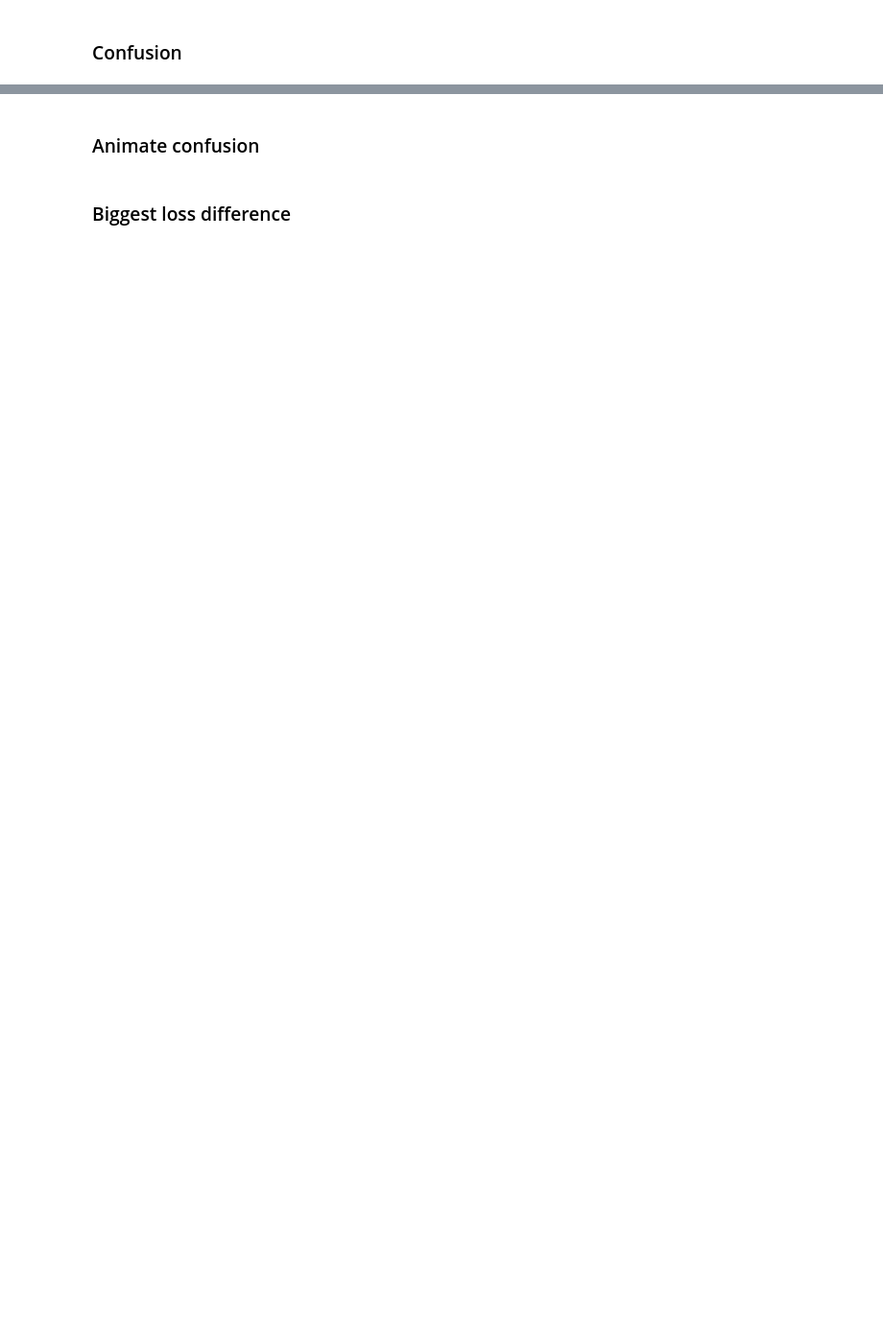
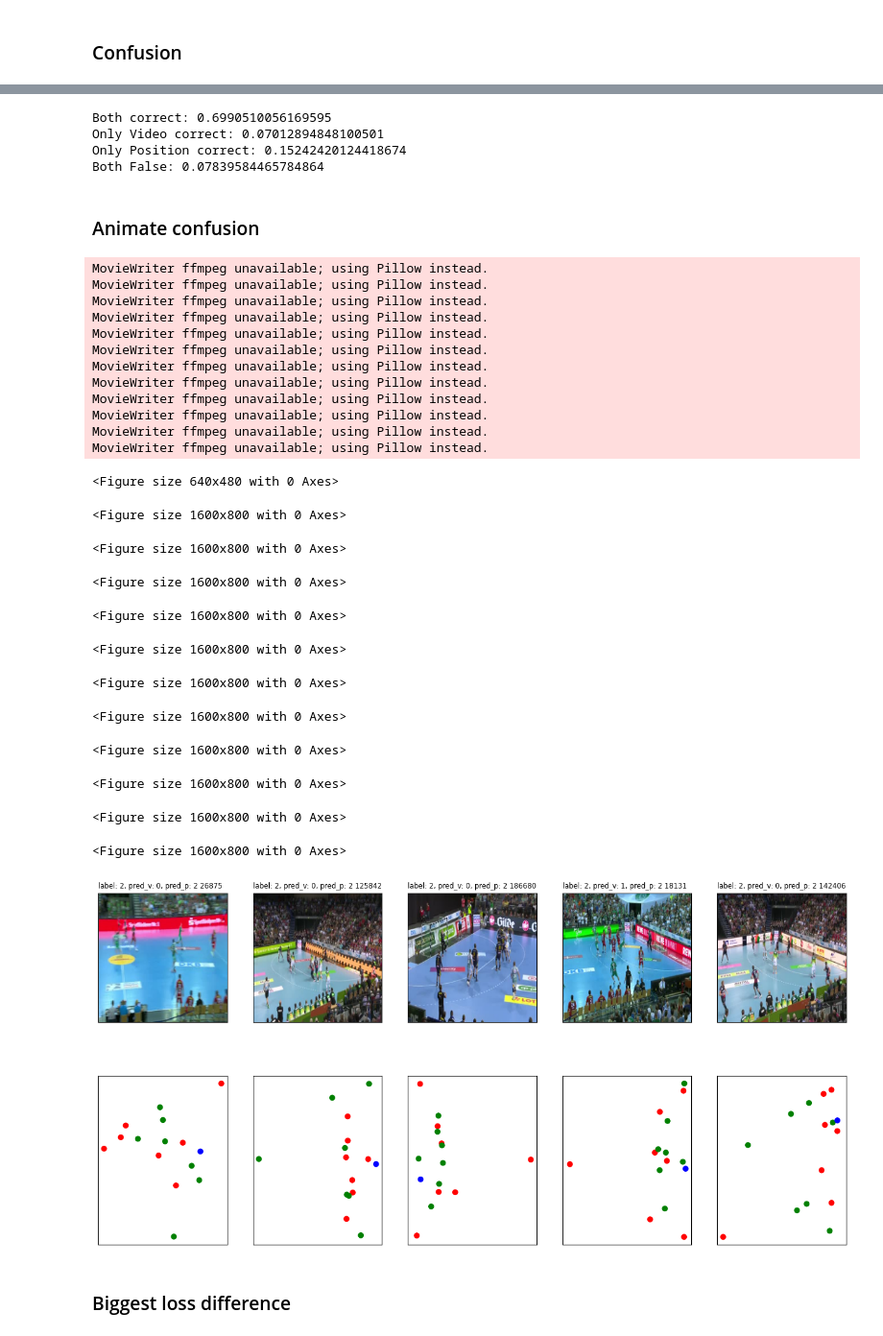
Before and after one commit to rhotertj/thesis, a Jupyter notebook: dataset/compare_modalities.ipynb, the cells around one changed output, grey strips where cells are left out. Shown at 96% size. Saved outputs shown, nothing was run; the diff lists cells and outputs as text; code cells hidden in the pictures; blank space fills up the shorter version.

Commit message:
QA and Plots

```diff
--- a/dataset/compare_modalities.ipynb
+++ b/dataset/compare_modalities.ipynb
@@ -38,7 +38,7 @@ positions_ckpt_file = [f for f in os.listdir(positions_ckpt_dir) if f.endswith("
 print("Loading", positions_ckpt_file)
 positions_config = omcon.load(positions_ckpt_dir / "config.yaml")
 positions_cache = Cache()
-positions_cache.load(positions_ckpt_dir / "val_results.pkl")
+positions_cache.load(positions_ckpt_dir / "test_results.pkl")
 
 # remove pretrained model weights, they are overwritten anyways by lightning checkpoint
 if positions_config.model.name == "MultiModalModel":
@@ -50,9 +50,9 @@ label_decoder = LabelDecoder(positions_config.num_classes)
 positions_config.data.params.batch_size = 1
 
 lit_dataset = eval(positions_config.data.name)(**positions_config.data.params, label_mapping=label_decoder)
-lit_dataset.setup("validate")
-val_loader = lit_dataset.val_dataloader()
-dataset = lit_dataset.data_val
+lit_dataset.setup("test")
+val_loader = lit_dataset.test_dataloader()
+dataset = lit_dataset.data_test
 
 base_path = Path(".") / "analysis" / positions_ckpt_dir.name
 if not os.path.exists(base_path):
@@ -78,12 +83,12 @@ else:
 # %%
 # VIDEO MODEL
-video_ckpt_dir = Path("/nfs/home/rhotertj/Code/thesis/experiments/architecture/mvit_twin_val6")
+video_ckpt_dir = Path("/nfs/home/rhotertj/Code/thesis/experiments/architecture/mvit_twin")
 
 video_ckpt_file = [f for f in os.listdir(video_ckpt_dir) if f.endswith(".ckpt")][-1]
 print("Loading", video_ckpt_file)
 video_config = omcon.load(video_ckpt_dir / "config.yaml")
 video_cache = Cache()
-video_cache.load(video_ckpt_dir / "val_results.pkl")
+video_cache.load(video_ckpt_dir / "test_results.pkl")
 
 # remove pretrained model weights, they are overwritten anyways by lightning checkpoint
 if video_config.model.name == "MultiModalModel":
@@ -95,9 +100,9 @@ label_decoder = LabelDecoder(video_config.num_classes)
 video_config.data.params.batch_size = 1
 
 lit_dataset = eval(video_config.data.name)(**video_config.data.params, label_mapping=label_decoder)
-lit_dataset.setup("validate")
-val_loader = lit_dataset.val_dataloader()
-dataset = lit_dataset.data_val
+lit_dataset.setup("test")
+val_loader = lit_dataset.test_dataloader()
+dataset = lit_dataset.data_test
 
 base_path = Path(".") / "analysis" / video_ckpt_dir.name
 if not os.path.exists(base_path):
@@ -123,5 +133,5 @@ else:
 # %%
-base_path = Path(".") / "analysis" / "comparsison"
+base_path = Path(".") / "analysis" / "comparison"
 if not os.path.exists(base_path):
     os.makedirs(base_path)
 # %% [markdown]
@@ -147,6 +160,11 @@ print("Both correct:", sum(v_correct & p_correct) / len(p_df))
 print("Only Video correct:", sum(p_false & v_correct) / len(p_df))
 print("Only Position correct:", sum(p_correct & v_false) / len(p_df))
 print("Both False:", sum(v_false & p_false) / len(p_df))
+# %% [output]
+Both correct: 0.6990510056169595
+Only Video correct: 0.07012894848100501
+Only Position correct: 0.15242420124418674
+Both False: 0.07839584465784864
 # %% [markdown]
 ### Animate confusion
 # %%
@@ -164,6 +182,7 @@ def animate_samples(dataset, df, n, video_pred, position_pred):
     sample_gt = []
     video_preds = []
     position_preds = []
+    query_idx = []
     for i, sample in df.sample(n).iterrows():
         idx = i
         frames = dataset[idx]["frames"].numpy() # cthw
@@ -173,6 +192,7 @@ def animate_samples(dataset, df, n, video_pred, position_pred):
         sample_gt.append(sample["ground_truths"])
         video_preds.append(video_pred.loc[idx, "predictions"])
         position_preds.append(position_pred.loc[idx, "predictions"])
+        query_idx.append(idx)
     # list of 16 entries, each a list of n frames
     sample_frames = np.stack(sample_frames) # ncthw
     sample_frames = np.einsum("ncthw->nthwc", sample_frames)
@@ -196,34 +216,60 @@ def animate_samples(dataset, df, n, video_pred, position_pred):
             colors = ["red", "green", "blue"]
             scatterplot = axis[1, i].scatter(
                 x=sample_positions[i][t, :, 1],
                 y=sample_positions[i][t, :, 2],
                 c=[colors[int(m)] for m in sample_positions[i][t, :, 0]]
             )
 
             axis[1, i].tick_params(
                 top=False,
                 bottom=False,
                 left=False,
                 right=False,
                 labelleft=False,
                 labelbottom=False
             )
-            axis[0, i].set_title(f"label: {sample_gt[i]}, pred_v: {video_preds[i]}, pred_p: {position_preds[i]}", fontsize='small', loc='left')
+            axis[0, i].set_title(f"label: {sample_gt[i]}, pred_v: {video_preds[i]}, pred_p: {position_preds[i]} {query_idx[i]}", fontsize='small', loc='left')
             images_at_timestep.append(scatterplot)
 
         images.append(images_at_timestep)
 
 
     ani = animation.ArtistAnimation(fig, images, interval=50, blit=False, repeat_delay=1000)
     return ani
 
 for c in label_decoder.get_classnames():
     label_int = label_decoder.get_classnames().index(c)
     n = 5
     animate_samples(dataset, v_df[(v_correct & p_correct) & (v_df["ground_truths"] == label_int)], n, v_df[(v_correct & p_correct) & (v_df["ground_truths"] == label_int)], p_df[(v_correct & p_correct) & (p_df["ground_truths"] == label_int)]).save(base_path / f"{c}_both_correct.gif", fps=10)
     animate_samples(dataset, v_df[(v_false & p_false) & (v_df["ground_truths"] == label_int)], n, v_df[(v_false & p_false) & (v_df["ground_truths"] == label_int)], p_df[(v_false & p_false) & (p_df["ground_truths"] == label_int)]).save(base_path / f"{c}_both_false.gif", fps=10)
     animate_samples(dataset, v_df[(v_correct & p_false) & (v_df["ground_truths"] == label_int)], n, v_df[(v_correct & p_false) & (v_df["ground_truths"] == label_int)], p_df[(v_correct & p_false) & (p_df["ground_truths"] == label_int)]).save(base_path / f"{c}_video_correct.gif", fps=10)
     animate_samples(dataset, v_df[(v_false & p_correct) & (v_df["ground_truths"] == label_int)], n, v_df[(v_false & p_correct) & (v_df["ground_truths"] == label_int)], p_df[(v_false & p_correct) & (p_df["ground_truths"] == label_int)]).save(base_path / f"{c}_positions_correct.gif", fps=10)
+# %% [output]
+MovieWriter ffmpeg unavailable; using Pillow instead.
+MovieWriter ffmpeg unavailable; using Pillow instead.
+MovieWriter ffmpeg unavailable; using Pillow instead.
+MovieWriter ffmpeg unavailable; using Pillow instead.
+MovieWriter ffmpeg unavailable; using Pillow instead.
+MovieWriter ffmpeg unavailable; using Pillow instead.
+MovieWriter ffmpeg unavailable; using Pillow instead.
+MovieWriter ffmpeg unavailable; using Pillow instead.
+MovieWriter ffmpeg unavailable; using Pillow instead.
+MovieWriter ffmpeg unavailable; using Pillow instead.
+MovieWriter ffmpeg unavailable; using Pillow instead.
+MovieWriter ffmpeg unavailable; using Pillow instead.
+<Figure size 640x480 with 0 Axes>
+<Figure size 1600x800 with 0 Axes>
+<Figure size 1600x800 with 0 Axes>
+<Figure size 1600x800 with 0 Axes>
+<Figure size 1600x800 with 0 Axes>
+<Figure size 1600x800 with 0 Axes>
+<Figure size 1600x800 with 0 Axes>
+<Figure size 1600x800 with 0 Axes>
+<Figure size 1600x800 with 0 Axes>
+<Figure size 1600x800 with 0 Axes>
+<Figure size 1600x800 with 0 Axes>
+<Figure size 1600x800 with 0 Axes>
+[figure, added]
 # %% [markdown]
 ### Biggest loss difference
 # %%
```
Also changed, not shown: parts of 4 cells of this notebook, 2 other files.
